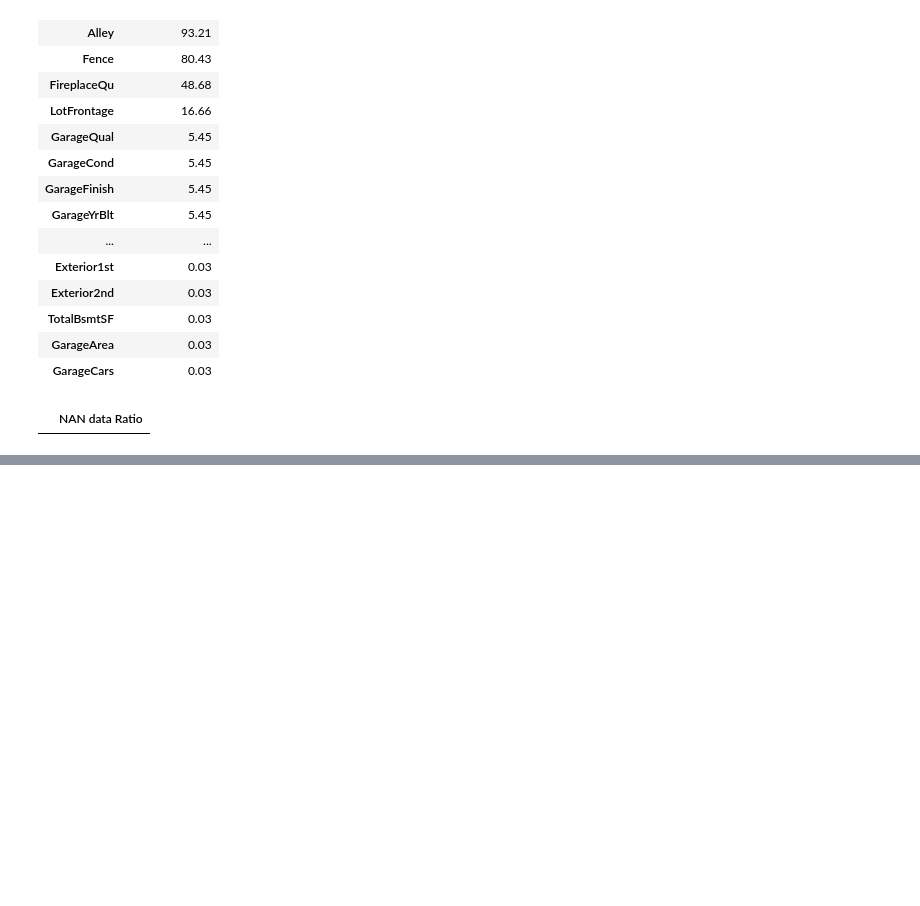
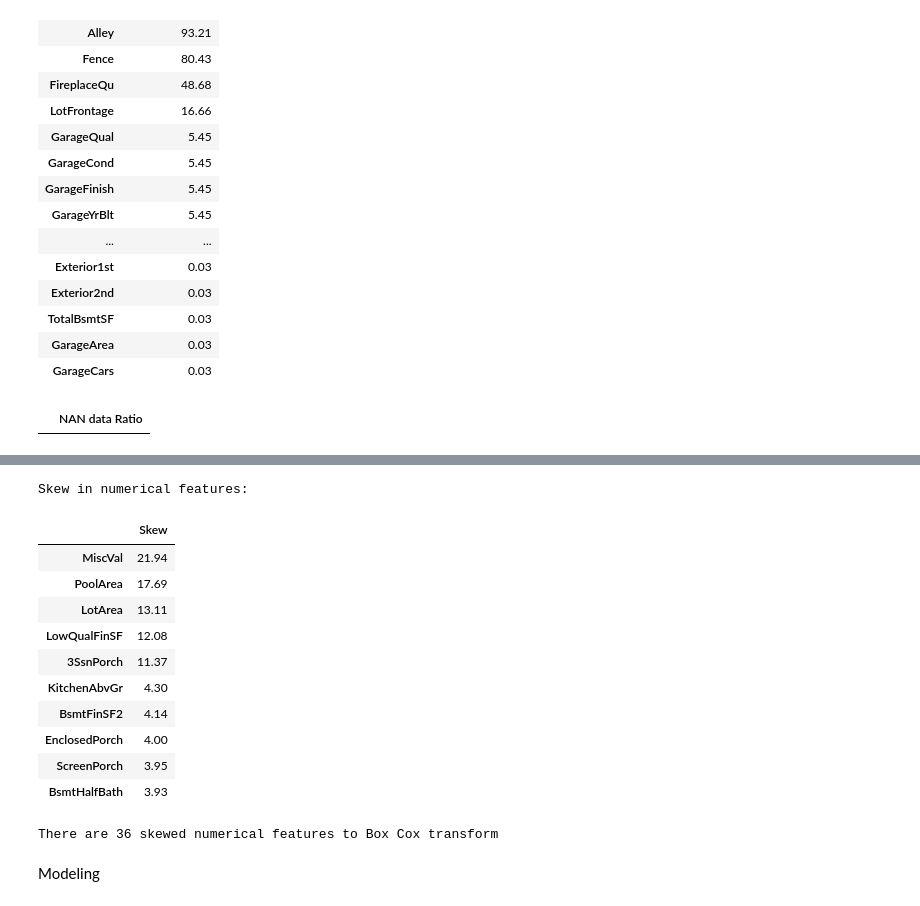
Before and after one commit to daehanchoi-dev/kaggle-HousePrice, a Jupyter notebook: HousePrice.ipynb, the cells around one changed output, grey strips where cells are left out. Drawn from its saved outputs; the diff is of its cells as text; code cells hidden in the pictures; blank space fills up the shorter version.

```diff
--- a/HousePrice.ipynb
+++ b/HousePrice.ipynb
@@ -256,0 +312,33 @@ Second Feature Engineering
+# %%
+numeric_feats = combine.dtypes[combine.dtypes != "object"].index
+
+# 수치형 데이터에서 skewness 체크
+skewed_feats = combine[numeric_feats].apply(lambda x : skew(x.dropna())).sort_values(ascending=False)
+
+print("\nSkew in numerical features: \n")
+skewness = pd.DataFrame({'Skew' :skewed_feats})
+skewness.head(10)
+# %% [output]
+Skew in numerical features:
+|  | Skew |
+| MiscVal | 21.94 |
+| PoolArea | 17.69 |
+| LotArea | 13.11 |
+| LowQualFinSF | 12.08 |
+| 3SsnPorch | 11.37 |
+| KitchenAbvGr | 4.30 |
+| BsmtFinSF2 | 4.14 |
+| EnclosedPorch | 4.00 |
+| ScreenPorch | 3.95 |
+| BsmtHalfBath | 3.93 |
+# %%
+skewness = skewness[abs(skewness) > 0.75]
+print("There are {} skewed numerical features to Box Cox transform".format(skewness.shape[0]))
+
+from scipy.special import boxcox1p
+skewed_features = skewness.index
+lam = 0.15
+for feat in skewed_features:
+    combine[feat] = boxcox1p(combine[feat], lam)
+# %% [output]
+There are 36 skewed numerical features to Box Cox transform
@@ -256,0 +363,2 @@ Second Feature Engineering
+# %% [markdown]
+Modeling
```
Also changed, not shown: parts of 25 cells of this notebook.
